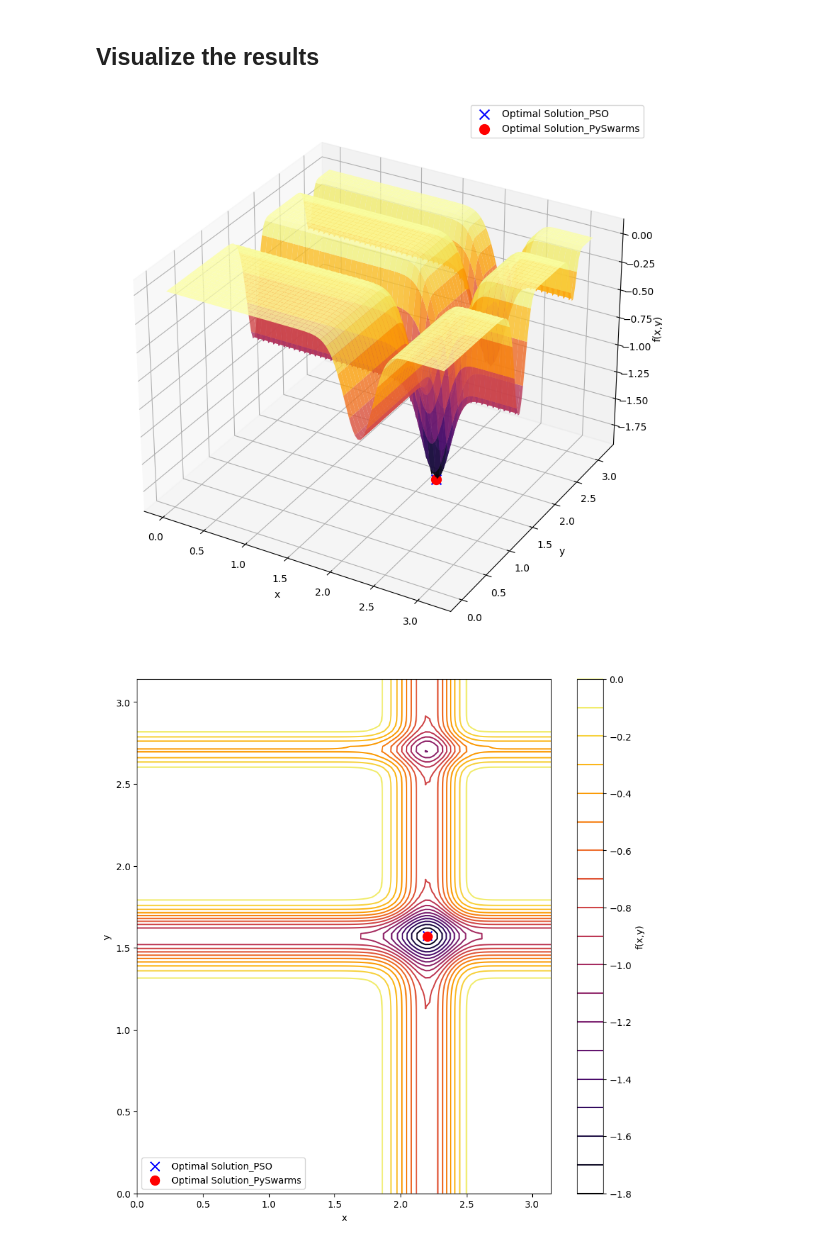
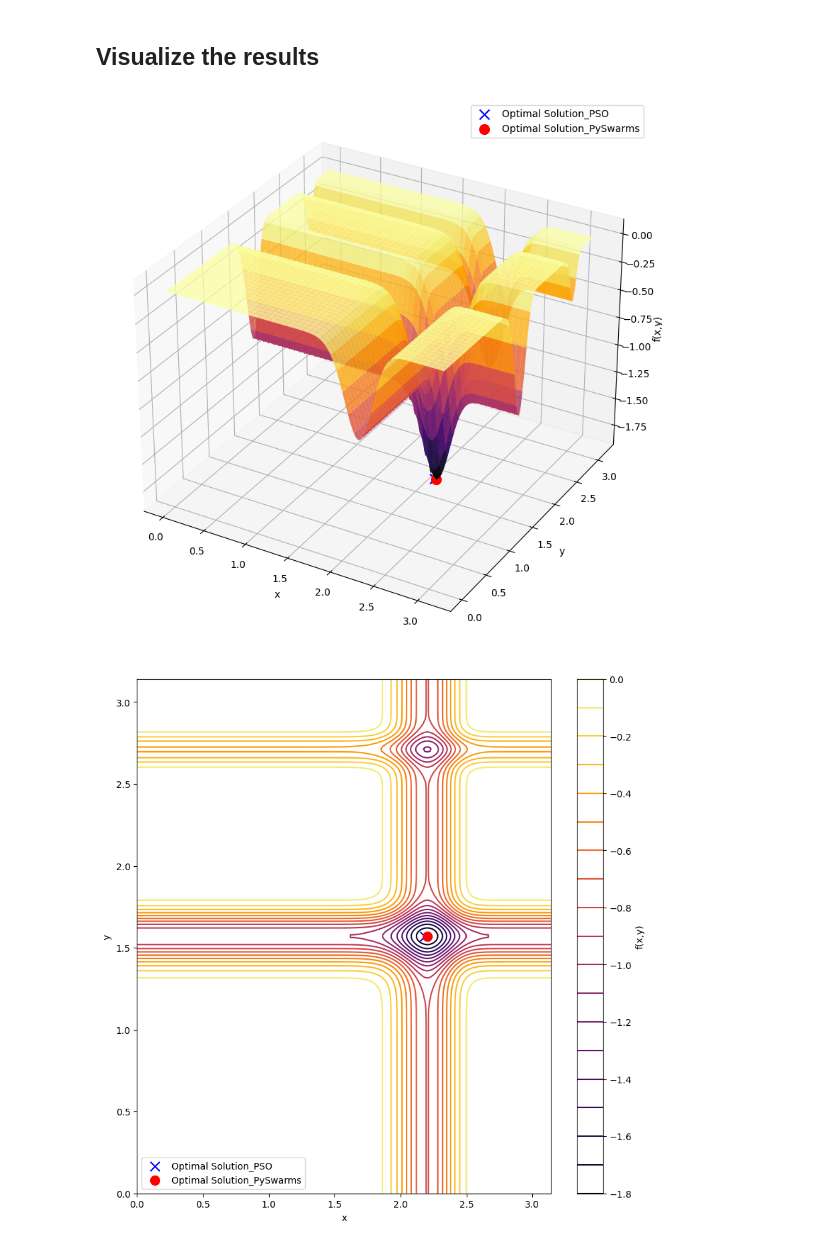
Before and after one commit to Optimization-Algorithms-Book/Code-Listings, a Jupyter notebook: Chapter 9/Listing 9.1_Michalewicz_function.ipynb, the cells around one changed output. Cells and saved outputs as stored; diff of their text form; code cells hidden in the pictures.

```diff
--- a/Chapter 9/Listing 9.1_Michalewicz_function.ipynb
+++ b/Chapter 9/Listing 9.1_Michalewicz_function.ipynb
@@ -29,3 +20,17 @@ def michalewicz_function(position):
+# %%
+import numpy as np
+import math
+import matplotlib.pyplot as plt
+
+def michalewicz_function(position):
+    m = 10
+    position = np.array(position)
+    if len(position.shape) == 1:  # if position is a size-1 array
+        position = position.reshape(1, -1)  # reshape to a 2D array with a single row
+    n = position.shape[1]
+    j = np.arange(1, n + 1)
+    s = np.sin(position) * np.power(np.sin((j * np.square(position)) / np.pi), 2 * m)
+    return -np.sum(s, axis=1)
 # %% [markdown]
 #### Visualize the problem landscape
 # %%
@@ -203,9 +207,11 @@ options = {'w': 0.9, 'c1': 0.5, 'c2': 0.3}
 optimizer = ps.single.GlobalBestPSO(n_particles=100, dimensions=dimension, options=options, bounds=bounds)
 
 # Optimize the Michalewicz function
-cost, pos = optimizer.optimize(michalewicz, iters=1000)
+cost, pos = optimizer.optimize(michalewicz_function, iters=1000)
 
-print(f"Optimal position: {np.round(pos,3)}")
-print(f"Optimal cost: {np.round(cost,4)}")
+# Print the optimal solution and minimum value of the function after running PSO
+print("#"*30)
+print(f"Optimal solution: {np.round(pos,3)}")
+print(f"Minimum value: {np.round(cost,4)}")
 print()
 # %% [output]
@@ -224,40 +231,42 @@ plt.show()
 # %% [markdown]
 ## Visualize the results
 # %%
-# Set up a meshgrid for plotting
-x_range = np.linspace(0, np.pi, 100)
-y_range = np.linspace(0, np.pi, 100)
-x, y = np.meshgrid(x_range, y_range)
+# Create a mesh grid for the plot
+x = np.linspace(0, math.pi, 200)
+y = np.linspace(0, math.pi, 200)
+X, Y = np.meshgrid(x, y)
+X = np.array(X)
+Y = np.array(Y)
 
-# Evaluate the Michalewicz function on the meshgrid
-xy_pairs = np.vstack((x.flatten(), y.flatten())).T
-z = michalewicz(xy_pairs)
-z = z.reshape(x.shape)
+# Calculate Michalewicz function values for each point in the mesh grid
+Z = np.array([[michalewicz_function([x, y]) for x, y in zip(x_row, y_row)] for x_row, y_row in zip(X, Y)])
+# Flatten Z to a 2D array
+Z = Z.flatten().reshape(len(X), len(Y))
 
 # Plot the 3D surface
 fig = plt.figure(figsize=(10, 10))
 ax = fig.add_subplot(111, projection='3d')
-ax.plot_surface(x, y, z, cmap='inferno', alpha=0.8)
+ax.plot_surface(X, Y, Z, cmap='inferno', alpha=0.8)
 ax.scatter(best_position[0], best_position[1], best_value, c='b', marker='x', s=100, label='Optimal Solution_PSO')
 ax.scatter(pos[0], pos[1], cost, c='r', marker='o', s=100, label='Optimal Solution_PySwarms')
 ax.set_xlabel('x')
 ax.set_ylabel('y')
 ax.set_zlabel('f(x,y)')
 ax.legend()
 plt.show()
 # plt.savefig('CH09_F07_3d_michalewicz.png', dpi=300)
 
 # Plot the 2D contour
 fig, ax = plt.subplots(figsize=(10, 10))
-contour = ax.contour(x, y, z, cmap='inferno', levels=20)
+contour = ax.contour(X, Y, Z, cmap='inferno', levels=20)
 plt.scatter(best_position[0], best_position[1], c='b', marker='x', s=100, label='Optimal Solution_PSO')
 plt.scatter(pos[0], pos[1], c='r', marker='o', s=100, label='Optimal Solution_PySwarms')
 ax.set_xlabel('x')
 ax.set_ylabel('y')
 plt.colorbar(contour, label='f(x,y)')
 ax.legend(loc='lower left')
 plt.show()
 # plt.savefig('CH09_F08_2d_michalewicz.png', dpi=300)
 # %% [output]
-[figure, old version]
+[figure, new version]
-[figure, old version]
+[figure, new version]
```
Also changed, not shown: parts of 6 cells of this notebook.
